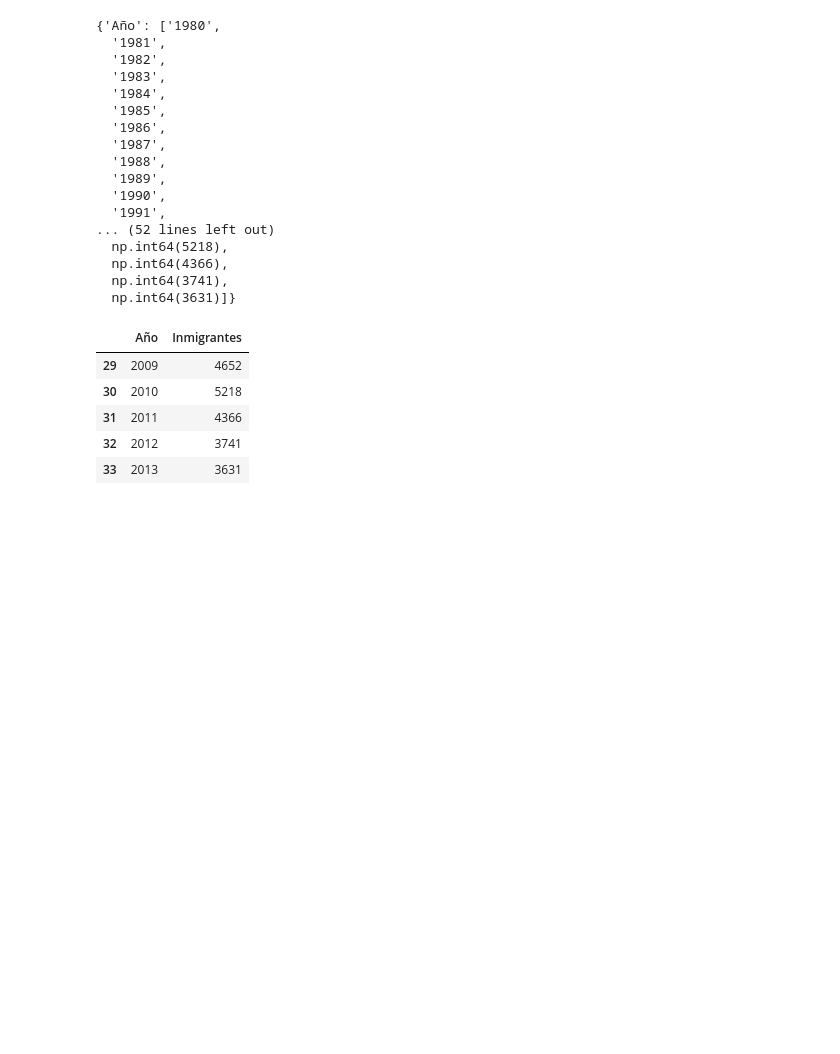
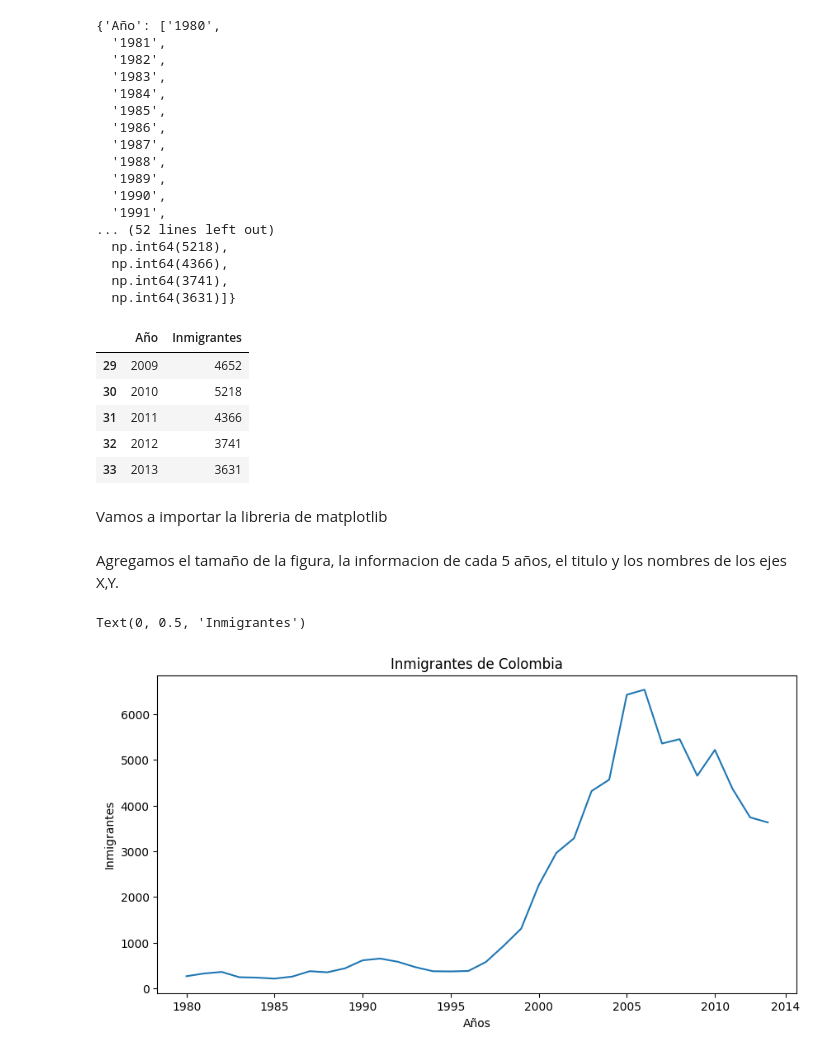
Before and after one commit to Eliecer91/Eliecer91.github.io, a Jupyter notebook: Visualizacion_Datos.ipynb, the cells around one changed output. Cells and saved outputs as stored; diff of their text form; code cells hidden in the pictures; blank space fills up the shorter version.

```diff
--- a/Visualizacion_Datos.ipynb
+++ b/Visualizacion_Datos.ipynb
@@ -134,3 +134,5 @@ datos_col.tail()
 | 31 | 2011 | 4366 |
 | 32 | 2012 | 3741 |
 | 33 | 2013 | 3631 |
+# %% [markdown]
+Vamos a importar la libreria de matplotlib
@@ -136,0 +141,12 @@ datos_col.tail()
+# %% [markdown]
+Agregamos el tamaño de la figura, la informacion de cada 5 años, el titulo y los nombres de los ejes X,Y.
+# %%
+plt.figure(figsize=(10,5))
+plt.plot(datos_col['Año'],datos_col['Inmigrantes'])
+plt.xticks(['1980','1985','1990','1995','2000','2005','2010','2014'])
+plt.title('Inmigrantes de Colombia')
+plt.xlabel('Años')
+plt.ylabel('Inmigrantes')
+# %% [output]
+Text(0, 0.5, 'Inmigrantes')
+[figure, added]
```
Also changed, not shown: parts of 1 cell of this notebook.
